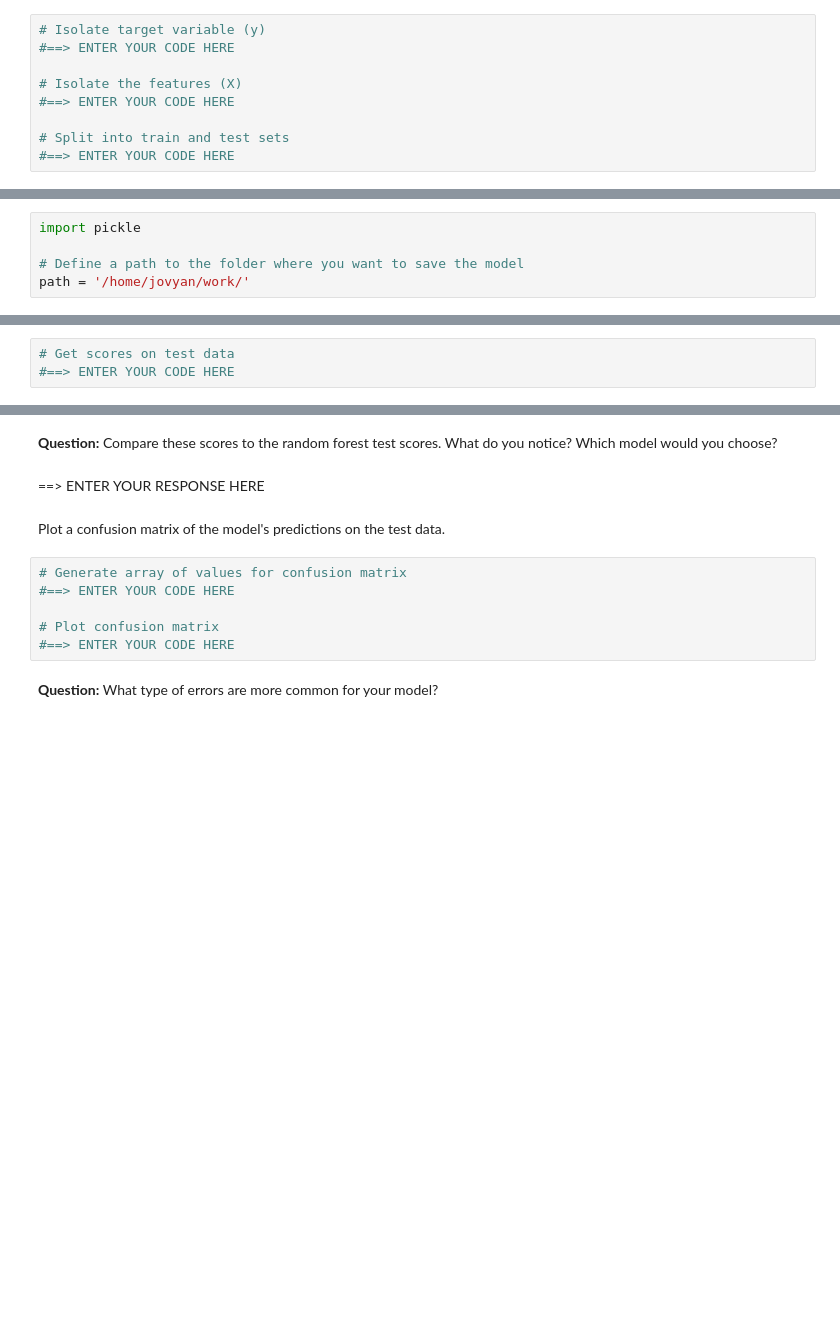
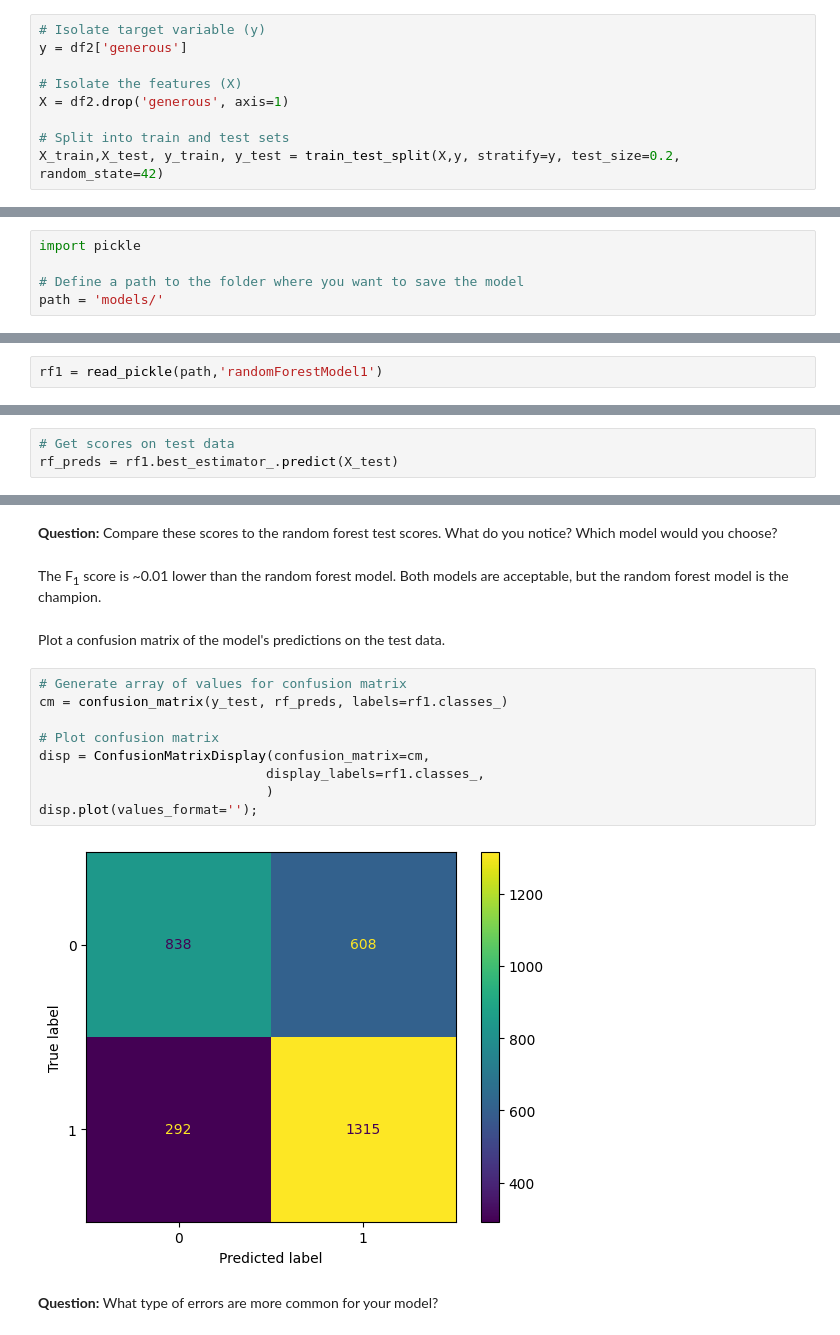
Before and after one commit to DavidAndres6870/AutomatidataScenario, a Jupyter notebook: course 6/Activity_Course 6 Automatidata project lab.ipynb, the cells around one changed output, grey strips where cells are left out. Cells and saved outputs as stored; diff of their text form; blank space fills up the shorter version.

```diff
--- a/course 6/Activity_Course 6 Automatidata project lab.ipynb
+++ b/course 6/Activity_Course 6 Automatidata project lab.ipynb
@@ -359,10 +564,10 @@ Now you're ready to model. The only remaining step is to split the data into fea
 3. Split the data into training and testing sets. Put 20% of the samples into the test set, stratify the data, and set the random state.
 # %%
 # Isolate target variable (y)
-#==> ENTER YOUR CODE HERE
+y = df2['generous']
 
 # Isolate the features (X)
-#==> ENTER YOUR CODE HERE
+X = df2.drop('generous', axis=1)
 
 # Split into train and test sets
-#==> ENTER YOUR CODE HERE
+X_train,X_test, y_train, y_test = train_test_split(X,y, stratify=y, test_size=0.2, random_state=42)
@@ -422,7 +577,7 @@ If you want, use `pickle` to save your models and read them back in. This can be
 import pickle
 
 # Define a path to the folder where you want to save the model
-path = '/home/jovyan/work/'
+path = 'models/'
 # %%
 def write_pickle(path, model_object, save_name:str):
     '''
@@ -441,0 +649,2 @@ def read_pickle(path, saved_model_name:str):
+# %%
+rf1 = read_pickle(path,'randomForestModel1')
@@ -524,7 +773,7 @@ For this project, you will use several models to predict on the test data. Remem
 ==> ENTER YOUR RESPONSE HERE
 # %%
 # Get scores on test data
-#==> ENTER YOUR CODE HERE
+rf_preds = rf1.best_estimator_.predict(X_test)
 # %% [markdown]
 Use the below `get_test_scores()` function you will use to output the scores of the model on the test data.
 # %%
@@ -642,14 +929,19 @@ You cannot call `predict()` on the GridSearchCV object directly. You must call i
 # %% [markdown]
 **Question:** Compare these scores to the random forest test scores. What do you notice? Which model would you choose?
-# %% [markdown]
-==> ENTER YOUR RESPONSE HERE
+# %% [markdown]
+The F<sub>1</sub> score is ~0.01 lower than the random forest model. Both models are acceptable, but the random forest model is the champion.
 # %% [markdown]
 Plot a confusion matrix of the model's predictions on the test data.
 # %%
 # Generate array of values for confusion matrix
-#==> ENTER YOUR CODE HERE
+cm = confusion_matrix(y_test, rf_preds, labels=rf1.classes_)
 
 # Plot confusion matrix
-#==> ENTER YOUR CODE HERE
+disp = ConfusionMatrixDisplay(confusion_matrix=cm,
+                             display_labels=rf1.classes_,
+                             )
+disp.plot(values_format='');
+# %% [output]
+[figure, added]
 # %% [markdown]
 **Question:** What type of errors are more common for your model?
```
Also changed, not shown: parts of 88 cells of this notebook, 2 other files.
